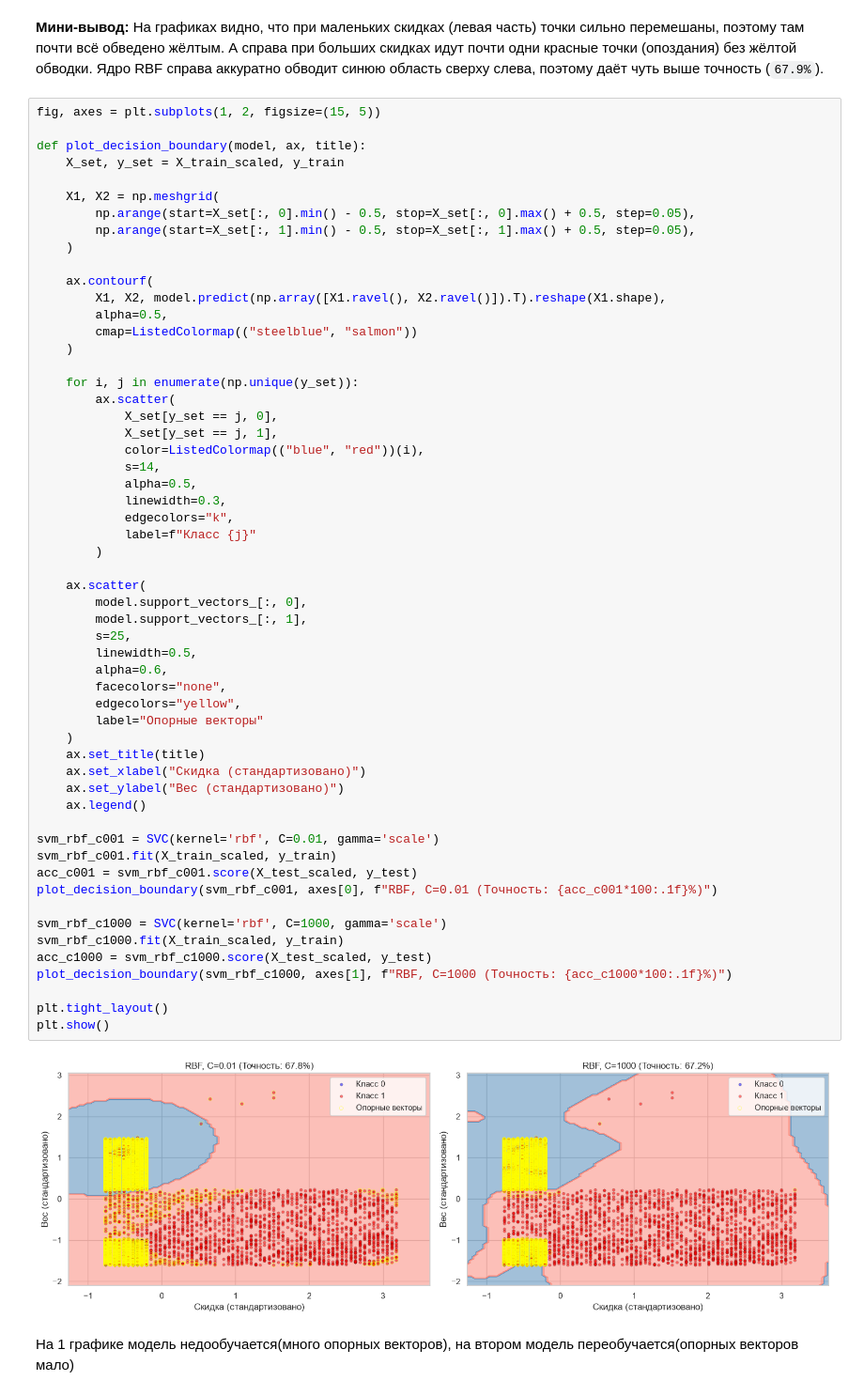
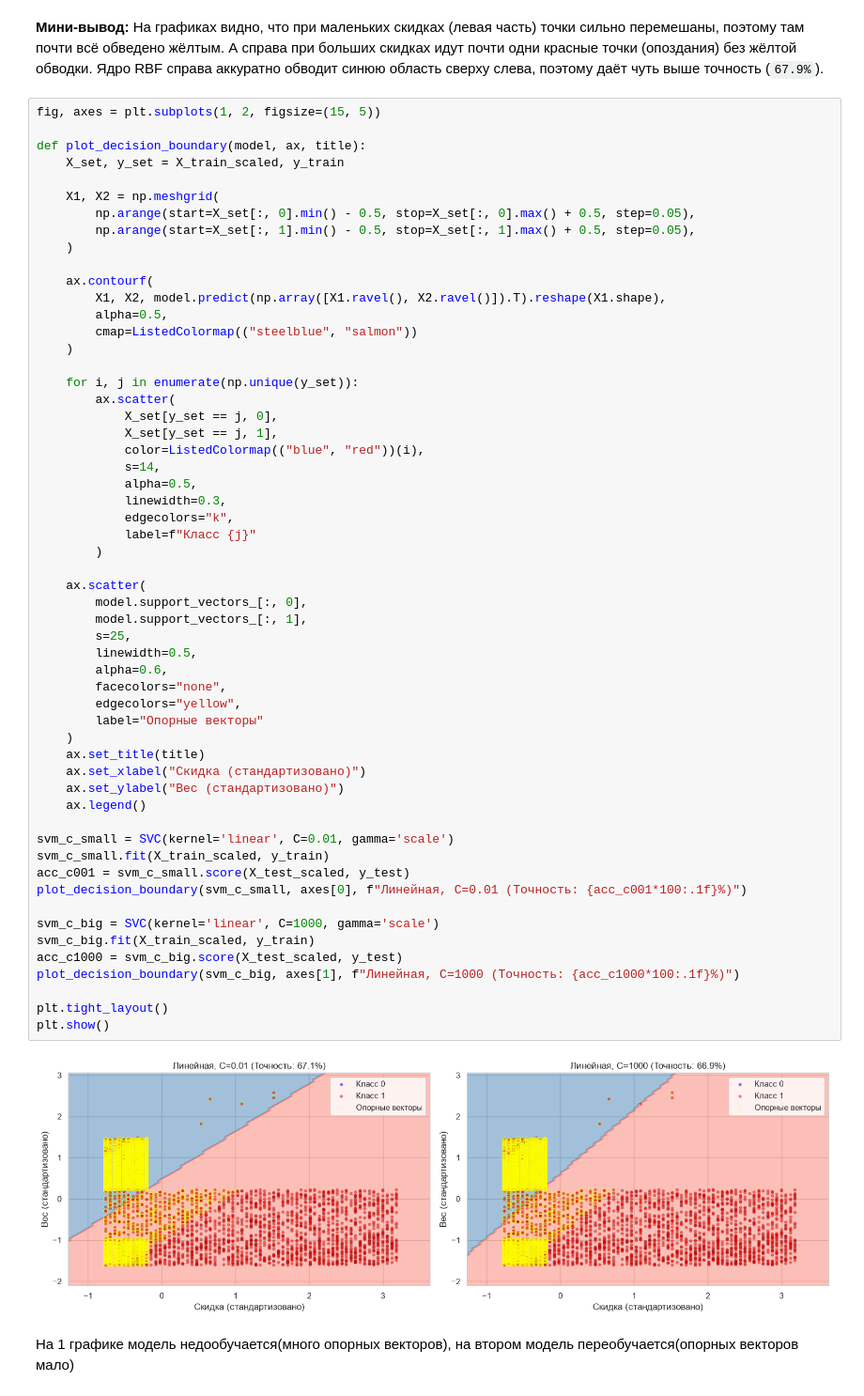
Before and after one commit to dsdhya/labs-po-AI, a Jupyter notebook: lab6/lab6.ipynb, the cells around one changed output. Shown at 94% size. Cells and saved outputs as stored; diff of their text form.

```diff
--- a/lab6/lab6.ipynb
+++ b/lab6/lab6.ipynb
@@ -164,42 +164,42 @@ def plot_decision_boundary(model, ax, title):
             X_set[y_set == j, 0],
             X_set[y_set == j, 1],
             color=ListedColormap(("blue", "red"))(i),
             s=14,
             alpha=0.5,
             linewidth=0.3,
             edgecolors="k",
             label=f"Класс {j}"
         )
 
     ax.scatter(
         model.support_vectors_[:, 0],
         model.support_vectors_[:, 1],
         s=25,
         linewidth=0.5,
         alpha=0.6,
         facecolors="none",
         edgecolors="yellow",
         label="Опорные векторы"
     )
     ax.set_title(title)
     ax.set_xlabel("Скидка (стандартизовано)")
     ax.set_ylabel("Вес (стандартизовано)")
     ax.legend()
 
-svm_rbf_c001 = SVC(kernel='rbf', C=0.01, gamma='scale')
-svm_rbf_c001.fit(X_train_scaled, y_train)
-acc_c001 = svm_rbf_c001.score(X_test_scaled, y_test)
-plot_decision_boundary(svm_rbf_c001, axes[0], f"RBF, C=0.01 (Точность: {acc_c001*100:.1f}%)")
+svm_c_small = SVC(kernel='linear', C=0.01, gamma='scale')
+svm_c_small.fit(X_train_scaled, y_train)
+acc_c001 = svm_c_small.score(X_test_scaled, y_test)
+plot_decision_boundary(svm_c_small, axes[0], f"Линейная, C=0.01 (Точность: {acc_c001*100:.1f}%)")
 
-svm_rbf_c1000 = SVC(kernel='rbf', C=1000, gamma='scale')
-svm_rbf_c1000.fit(X_train_scaled, y_train)
-acc_c1000 = svm_rbf_c1000.score(X_test_scaled, y_test)
-plot_decision_boundary(svm_rbf_c1000, axes[1], f"RBF, C=1000 (Точность: {acc_c1000*100:.1f}%)")
+svm_c_big = SVC(kernel='linear', C=1000, gamma='scale')
+svm_c_big.fit(X_train_scaled, y_train)
+acc_c1000 = svm_c_big.score(X_test_scaled, y_test)
+plot_decision_boundary(svm_c_big, axes[1], f"Линейная, C=1000 (Точность: {acc_c1000*100:.1f}%)")
 
 plt.tight_layout()
 plt.show()
 # %% [output]
-[figure, old version]
+[figure, new version]
 # %% [markdown]
 На 1 графике модель недообучается(много опорных векторов), на втором модель переобучается(опорных векторов мало)
 # %% [markdown]
```
